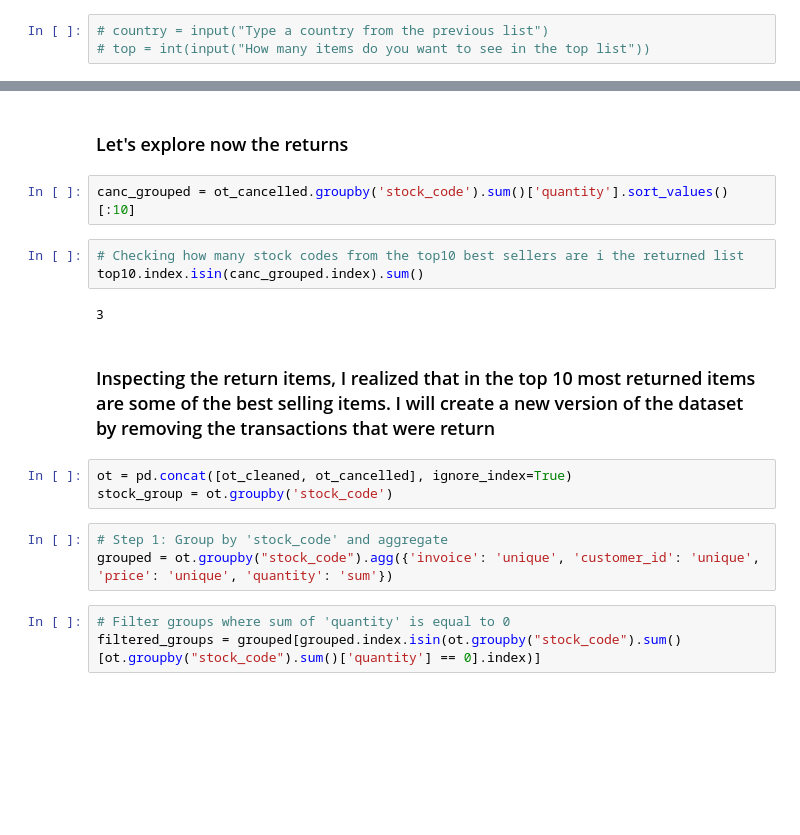
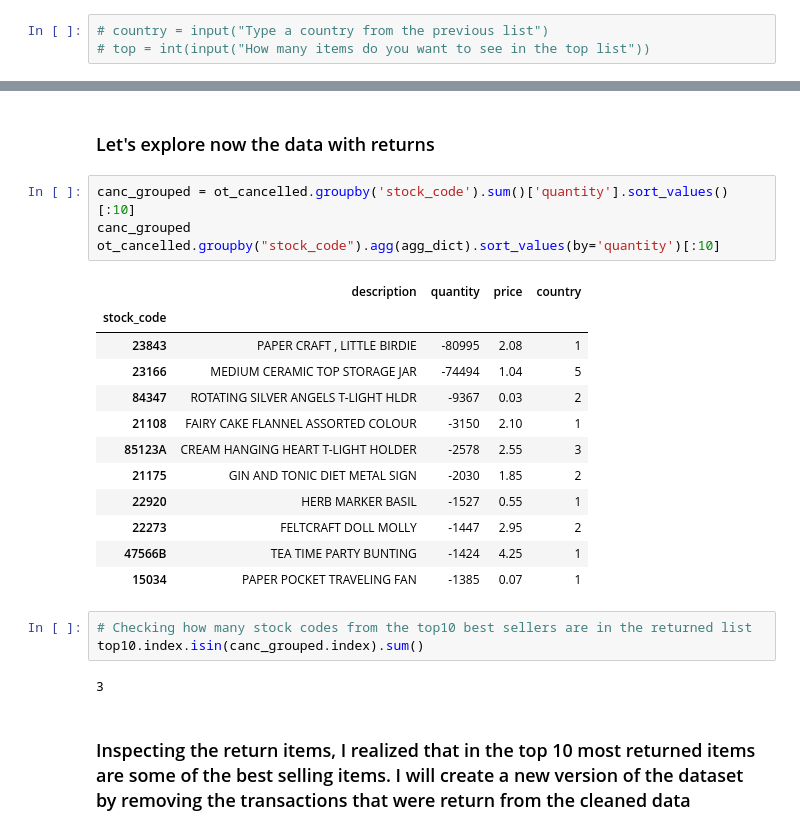
Before and after one commit to adriannaluz/data-analysis_portfolio, a Jupyter notebook: customer_segmentation/notebooks/data_exploration.ipynb, the cells around one changed output, grey strips where cells are left out. Cells and saved outputs as stored; diff of their text form; blank space fills up the shorter version.

Commit message:
removing attempts to remove returns from dataset

```diff
--- a/customer_segmentation/notebooks/data_exploration.ipynb
+++ b/customer_segmentation/notebooks/data_exploration.ipynb
@@ -277,20 +273,26 @@ top10
 # %% [markdown]
-### Let's explore now the returns
+### Let's explore now the data with returns
 # %%
 canc_grouped = ot_cancelled.groupby('stock_code').sum()['quantity'].sort_values()[:10]
+canc_grouped
+ot_cancelled.groupby("stock_code").agg(agg_dict).sort_values(by='quantity')[:10]
+# %% [output]
+|  | description | quantity | price | country |
+| stock_code |  |  |  |  |
+| 23843 | PAPER CRAFT , LITTLE BIRDIE | -80995 | 2.08 | 1 |
+| 23166 | MEDIUM CERAMIC TOP STORAGE JAR | -74494 | 1.04 | 5 |
+| 84347 | ROTATING SILVER ANGELS T-LIGHT HLDR | -9367 | 0.03 | 2 |
+| 21108 | FAIRY CAKE FLANNEL ASSORTED COLOUR | -3150 | 2.10 | 1 |
+| 85123A | CREAM HANGING HEART T-LIGHT HOLDER | -2578 | 2.55 | 3 |
+| 21175 | GIN AND TONIC DIET METAL SIGN | -2030 | 1.85 | 2 |
+| 22920 | HERB MARKER BASIL | -1527 | 0.55 | 1 |
+| 22273 | FELTCRAFT DOLL MOLLY | -1447 | 2.95 | 2 |
+| 47566B | TEA TIME PARTY BUNTING | -1424 | 4.25 | 1 |
+| 15034 | PAPER POCKET TRAVELING FAN | -1385 | 0.07 | 1 |
 # %%
-# Checking how many stock codes from the top10 best sellers are i the returned list
+# Checking how many stock codes from the top10 best sellers are in the returned list
 top10.index.isin(canc_grouped.index).sum()
 # %% [output]
 3
 # %% [markdown]
-### Inspecting the return items, I realized that in the top 10 most returned items are some of the best selling items. I will create a new version of the dataset by removing the transactions that were return
+### Inspecting the return items, I realized that in the top 10 most returned items are some of the best selling items. I will create a new version of the dataset by removing the transactions that were return from the cleaned data
-# %%
-ot = pd.concat([ot_cleaned, ot_cancelled], ignore_index=True)
-stock_group = ot.groupby('stock_code')
-# %%
-# Step 1: Group by 'stock_code' and aggregate
-grouped = ot.groupby("stock_code").agg({'invoice': 'unique', 'customer_id': 'unique', 'price': 'unique', 'quantity': 'sum'})
-# %%
-# Filter groups where sum of 'quantity' is equal to 0
-filtered_groups = grouped[grouped.index.isin(ot.groupby("stock_code").sum()[ot.groupby("stock_code").sum()['quantity'] == 0].index)]
```
Also changed, not shown: parts of 12 cells of this notebook.
